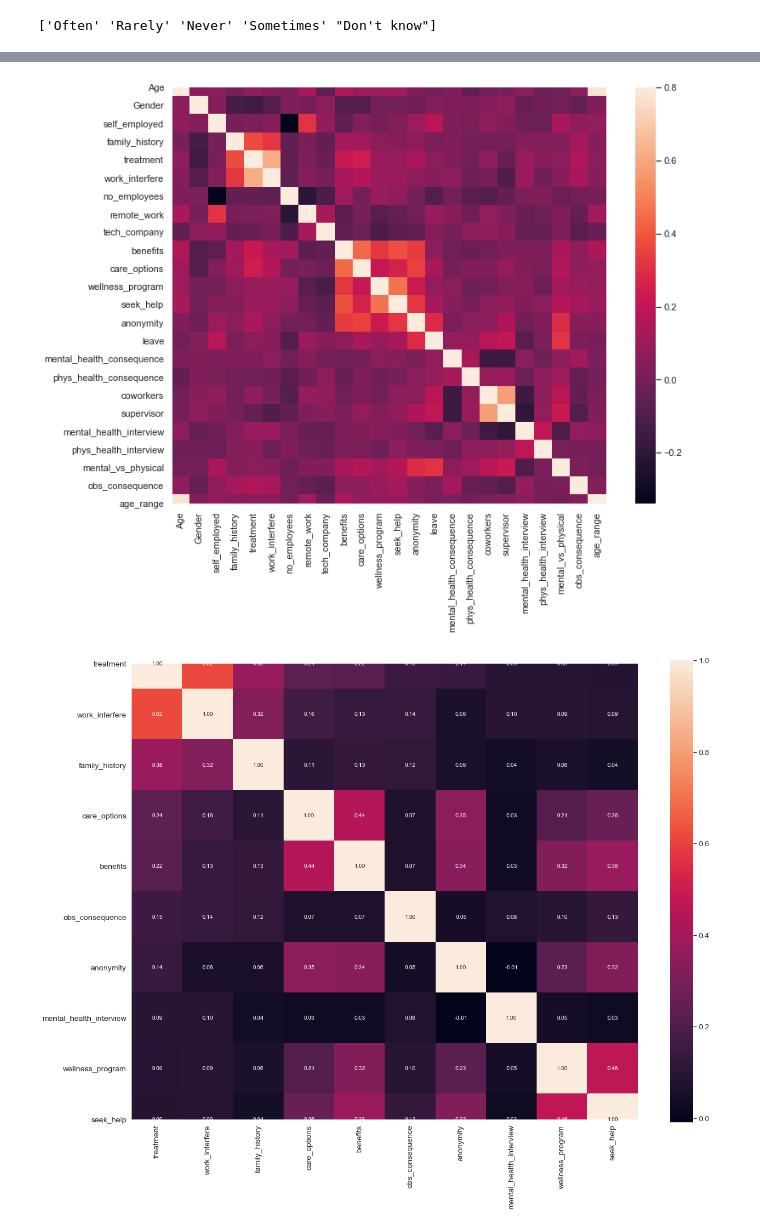
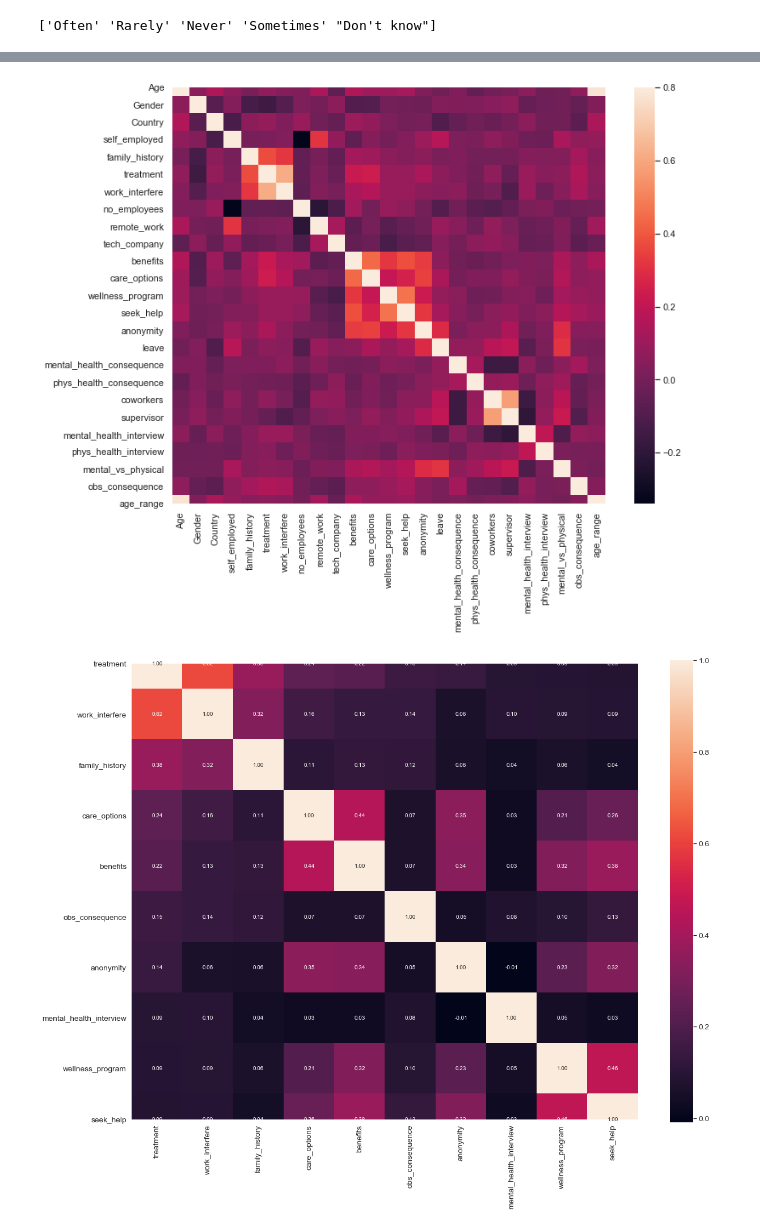
Before and after one commit to oneovernever/misc_work, a Jupyter notebook: suicide_stats/mental_health.ipynb, the cells around one changed output, grey strips where cells are left out. Saved outputs shown, nothing was run; the diff lists cells and outputs as text; code cells hidden in the pictures.

```diff
--- a/suicide_stats/mental_health.ipynb
+++ b/suicide_stats/mental_health.ipynb
@@ -509,8 +548,9 @@ for key, value in labelDict.items():
     print(key, value)
 
 #Get rid of 'Country'
-train_df = train_df.drop(['Country'], axis= 1)
-train_df.head()
+df_corr = train_df.copy()
+#train_df = train_df.drop(['Country'], axis= 1)
+#train_df.head()
 # %% [output]
 label_Age [18, 19, 20, 21, 22, 23, 24, 25, 26, 27, 28, 29, 30, 31, 32, 33, 34, 35, 36, 37, 38, 39, 40, 41, 42, 43, 44, 45, 46, 47, 48, 49, 50, 51, 53, 54, 55, 56, 57, 58, 60, 61, 62, 65, 72]
 label_Gender ['female', 'male', 'trans']
@@ -562,19 +595,19 @@ phys_health_interview          0      0.0
 mental_vs_physical             0      0.0
 Age                            0      0.0
 # %%
-#correlation matrix
-corrmat = train_df.corr()
+#Pearson correlation matrix
+corrmat = df_corr.corr()
 f, ax = plt.subplots(figsize=(12, 9))
 sns.heatmap(corrmat, vmax=.8, square=True);
 plt.show()
 
 #treatment correlation matrix
 k = 10 #number of variables for heatmap
 cols = corrmat.nlargest(k, 'treatment')['treatment'].index
-cm = np.corrcoef(train_df[cols].values.T)
+cm = np.corrcoef(df_corr[cols].values.T)
 sns.set(font_scale=1.25)
 hm = sns.heatmap(cm, cbar=True, annot=True, square=True, fmt='.2f', annot_kws={'size': 10}, yticklabels=cols.values, xticklabels=cols.values)
 plt.show()
 # %% [output]
-[figure, old version]
+[figure, new version]
 [figure]
```
Also changed, not shown: parts of 34 cells of this notebook.
